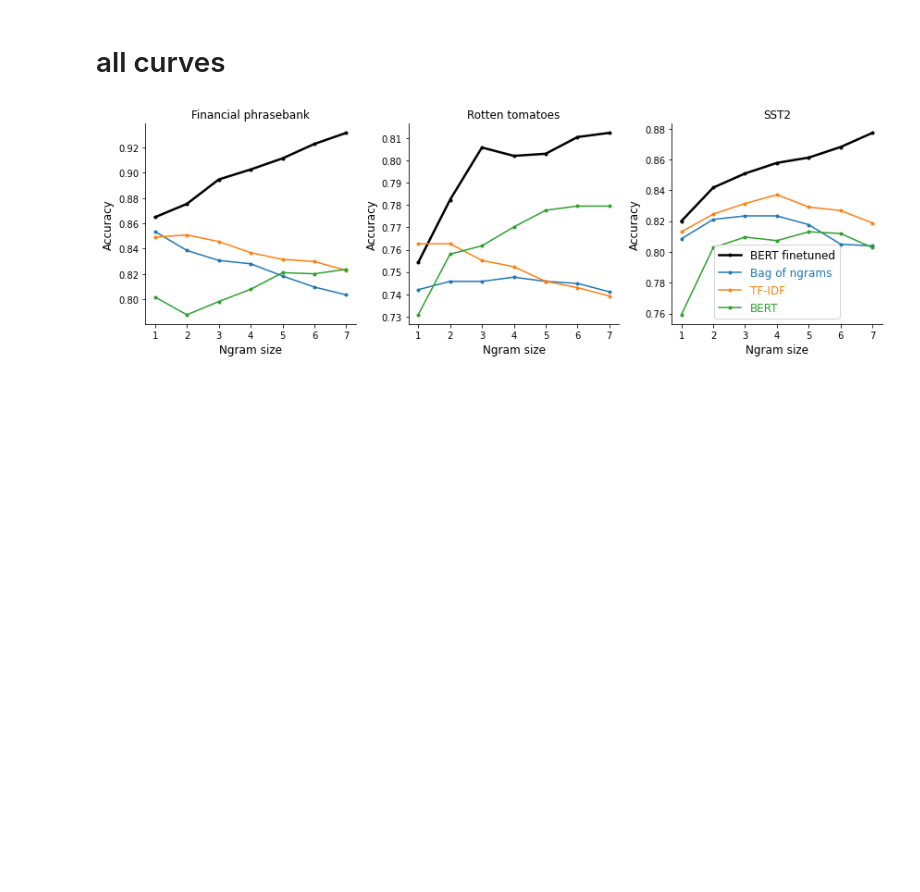
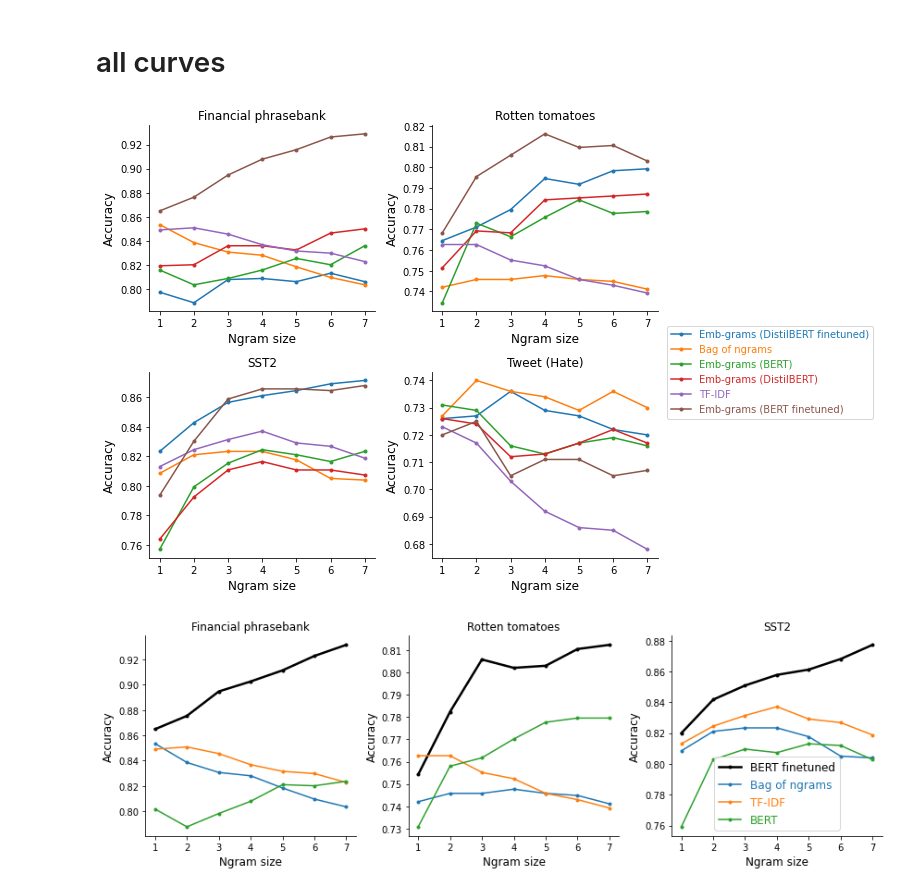
Before and after one commit to csinva/imodelsX, a Jupyter notebook: 04_analyze_curves.ipynb, the cells around one changed output. Cells and saved outputs as stored; diff of their text form; code cells hidden in the pictures; blank space fills up the shorter version.

```diff
--- a/04_analyze_curves.ipynb
+++ b/04_analyze_curves.ipynb
@@ -138,3 +192,45 @@ for dset in ['financial_phrasebank', 'rotten_tomatoes', 'sst2']: # rs.dataset.un
+# %%
+def is_bert(s):
+    return 'bert' in s.lower()
+
+plt.figure(figsize=(8, 7))
+for i, dset in enumerate(['financial_phrasebank', 'rotten_tomatoes', 'sst2', 'tweet_eval']):
+    r = rs[rs.dataset == dset]
+    r = r[~((r.checkpoint.apply(is_bert) & (r.layer == 'pooler_output')))]
+
+    plt.subplot(2, 2, i + 1)
+    plt.title(f'{data.DSETS_RENAME_DICT.get(dset)}', fontsize='large')
+    d = r[(r.subsample == -1)]
+
+    curve = sorted(d.groupby(['checkpoint', 'all', 'norm']),
+                   key=lambda x: data.COLUMNS_RENAME_DICT.get(x[0][0], 'BERT finetuned'))
+    curve.append(curve.pop(0)) # move BERT to bottom
+    for key, group in curve:
+        g = group.sort_values('ngrams')
+        if 'distilbert' in key[0].lower():
+            label = data.COLUMNS_RENAME_DICT.get(key[0], 'Emb-grams (DistilBERT finetuned)')
+        else:
+            label = data.COLUMNS_RENAME_DICT.get(key[0], 'Emb-grams (BERT finetuned)')
+        if 'finteuned' in label:
+            plt.plot(g.ngrams, g.acc_val, '.-', label=label, lw=2.5, color='black')
+        else:
+            plt.plot(g.ngrams, g.acc_val, '.-', label=label, lw=1.5)
+    plt.ylabel(f'Accuracy', fontsize='large')
+    plt.xlabel('Ngram size', fontsize='large')
+#     plt.legend()
+#         dvu.line_legend(fontsize=12)
+
+    plt.tight_layout()
+# plt.legend(bbox_to_anchor=(0,1.02,1,0.2), loc="lower left",
+                # mode="expand", borderaxespad=0, ncol=3)
+plt.legend(bbox_to_anchor=(1.04, 1.0), loc="center left",
+           borderaxespad=0, labelcolor='linecolor')
+# plt.legend(, fontsize='large')
+plt.savefig(f'results/acc_by_ngrams_full.pdf', bbox_inches='tight')
+#     plt.show()
+    #     print(curve)
+# %% [output]
+[figure, added]
 # %%
 plt.figure(figsize=(12, 4))
 for i, dset in enumerate(['financial_phrasebank', 'rotten_tomatoes', 'sst2']):
```
Also changed, not shown: parts of 11 cells of this notebook, 6 other files.
